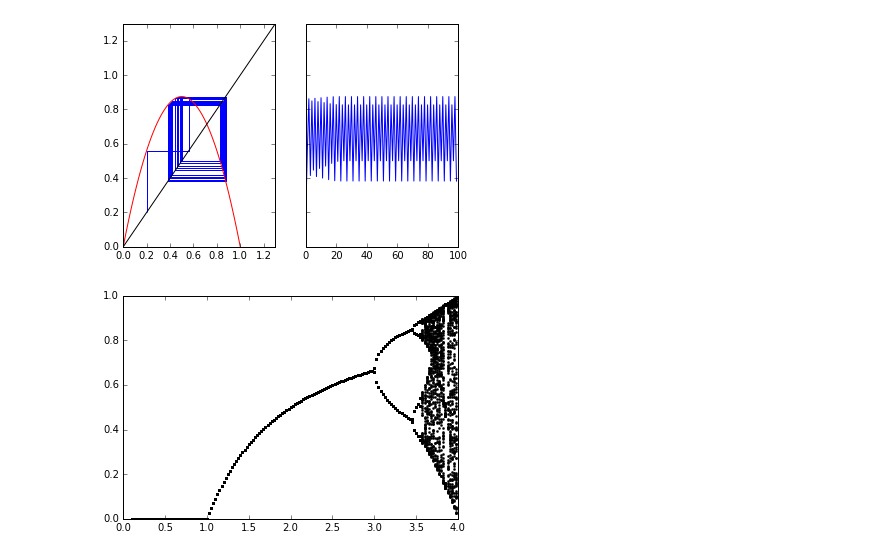
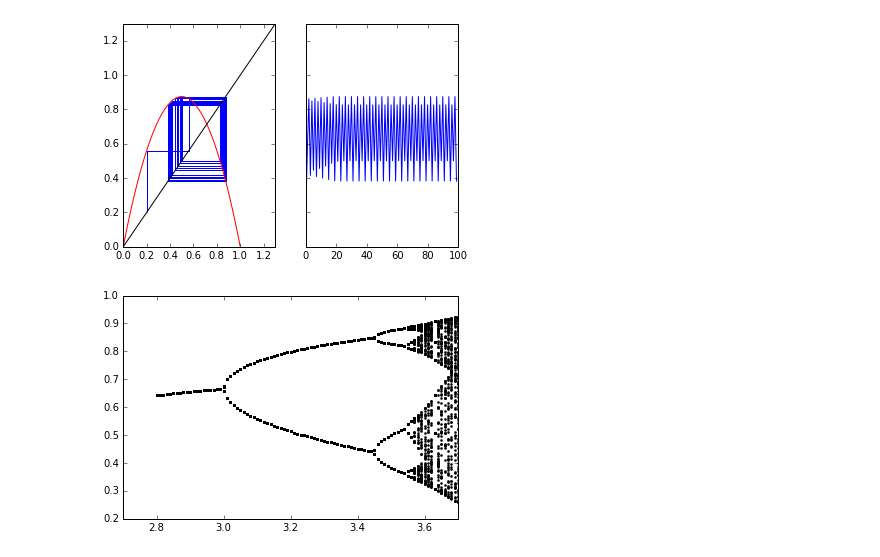
Before and after one commit to bbolker/3mb3, a Jupyter notebook: Notebooks/cobwebbing.ipynb, the cells around one changed output. Cells and saved outputs as stored; diff of their text form; code cells hidden in the pictures.

```diff
--- a/Notebooks/cobwebbing.ipynb
+++ b/Notebooks/cobwebbing.ipynb
@@ -22,11 +22,11 @@ cw.cobweb(logistfun,x0=0.2,parms=(3,),nt=100,maxval=1.3)
 # %% [output]
 [figure]
 # %%
-## pr = np.arange(0.1,4,0.025)
-## b0 = bf.bifurc(logistfun, parm_range=pr, baseparms=(2,),
+pr = np.arange(2.8,3.7,0.01)
+b0 = bf.bifurc(logistfun, parm_range=pr, baseparms=(2,),
                 parm_ind=0)
 # %%
-## %matplotlib inline
-## plt.plot(pr,b0,'ro',c='black',markersize=2);
+%matplotlib inline
+plt.plot(pr,b0,'ro',c='black',markersize=2);
 # %% [output]
-[figure, old version]
+[figure, new version]
```
Also changed, not shown: parts of 1 cell of this notebook, 10 other files.
